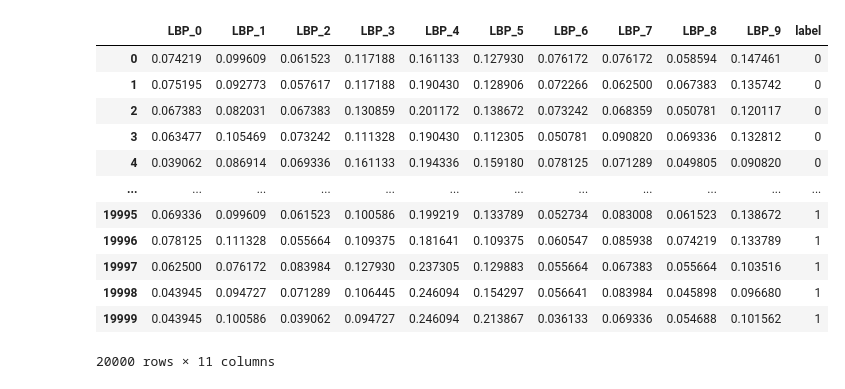
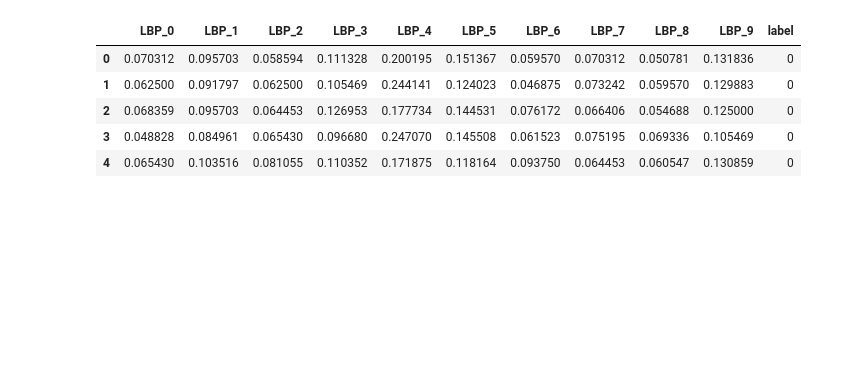
Before and after one commit to Phyke/AT82.08-AI-Generated-Image-Classification, a Jupyter notebook: ml_training.ipynb, the cells around one changed output. Drawn from its saved outputs; the diff is of its cells as text; code cells hidden in the pictures; blank space fills up the shorter version.

Commit message:
Finish Training

```diff
--- a/ml_training.ipynb
+++ b/ml_training.ipynb
@@ -28,16 +34,9 @@ df_lbp_train
 # %%
-df_lbp_test
+df_lbp_train.head()
 # %% [output]
 |  | LBP_0 | LBP_1 | LBP_2 | LBP_3 | LBP_4 | LBP_5 | LBP_6 | LBP_7 | LBP_8 | LBP_9 | label |
-| 0 | 0.074219 | 0.099609 | 0.061523 | 0.117188 | 0.161133 | 0.127930 | 0.076172 | 0.076172 | 0.058594 | 0.147461 | 0 |
-| 1 | 0.075195 | 0.092773 | 0.057617 | 0.117188 | 0.190430 | 0.128906 | 0.072266 | 0.062500 | 0.067383 | 0.135742 | 0 |
-| 2 | 0.067383 | 0.082031 | 0.067383 | 0.130859 | 0.201172 | 0.138672 | 0.073242 | 0.068359 | 0.050781 | 0.120117 | 0 |
-| 3 | 0.063477 | 0.105469 | 0.073242 | 0.111328 | 0.190430 | 0.112305 | 0.050781 | 0.090820 | 0.069336 | 0.132812 | 0 |
-| 4 | 0.039062 | 0.086914 | 0.069336 | 0.161133 | 0.194336 | 0.159180 | 0.078125 | 0.071289 | 0.049805 | 0.090820 | 0 |
-| ... | ... | ... | ... | ... | ... | ... | ... | ... | ... | ... | ... |
-| 19995 | 0.069336 | 0.099609 | 0.061523 | 0.100586 | 0.199219 | 0.133789 | 0.052734 | 0.083008 | 0.061523 | 0.138672 | 1 |
-| 19996 | 0.078125 | 0.111328 | 0.055664 | 0.109375 | 0.181641 | 0.109375 | 0.060547 | 0.085938 | 0.074219 | 0.133789 | 1 |
-| 19997 | 0.062500 | 0.076172 | 0.083984 | 0.127930 | 0.237305 | 0.129883 | 0.055664 | 0.067383 | 0.055664 | 0.103516 | 1 |
-| 19998 | 0.043945 | 0.094727 | 0.071289 | 0.106445 | 0.246094 | 0.154297 | 0.056641 | 0.083984 | 0.045898 | 0.096680 | 1 |
-| 19999 | 0.043945 | 0.100586 | 0.039062 | 0.094727 | 0.246094 | 0.213867 | 0.036133 | 0.069336 | 0.054688 | 0.101562 | 1 |
+| 0 | 0.070312 | 0.095703 | 0.058594 | 0.111328 | 0.200195 | 0.151367 | 0.059570 | 0.070312 | 0.050781 | 0.131836 | 0 |
+| 1 | 0.062500 | 0.091797 | 0.062500 | 0.105469 | 0.244141 | 0.124023 | 0.046875 | 0.073242 | 0.059570 | 0.129883 | 0 |
+| 2 | 0.068359 | 0.095703 | 0.064453 | 0.126953 | 0.177734 | 0.144531 | 0.076172 | 0.066406 | 0.054688 | 0.125000 | 0 |
+| 3 | 0.048828 | 0.084961 | 0.065430 | 0.096680 | 0.247070 | 0.145508 | 0.061523 | 0.075195 | 0.069336 | 0.105469 | 0 |
+| 4 | 0.065430 | 0.103516 | 0.081055 | 0.110352 | 0.171875 | 0.118164 | 0.093750 | 0.064453 | 0.060547 | 0.130859 | 0 |
-20000 rows × 11 columns
```
Also changed, not shown: parts of 26 cells of this notebook, 16 other files.
